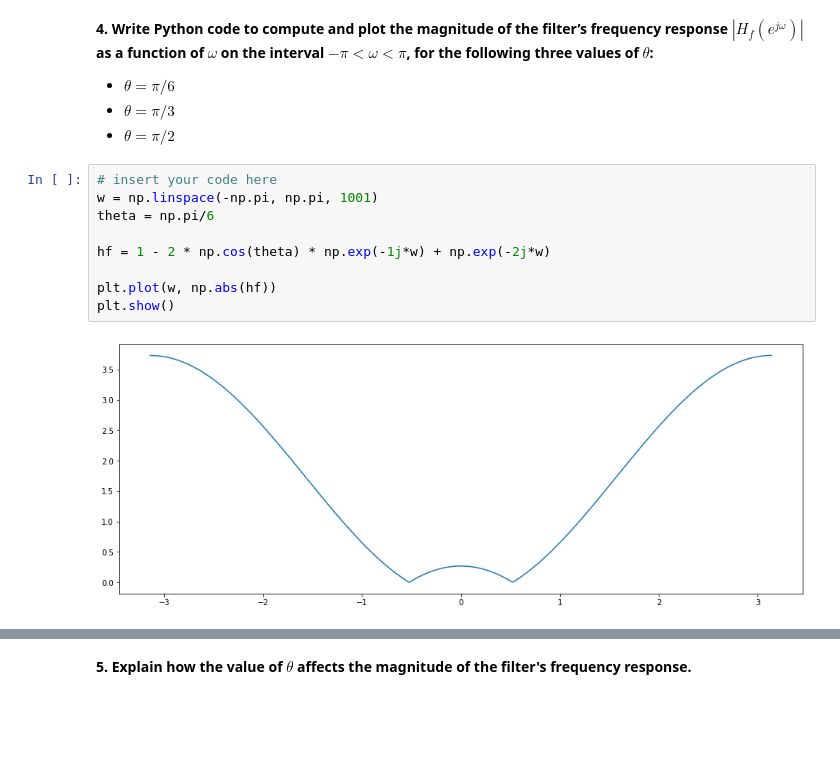
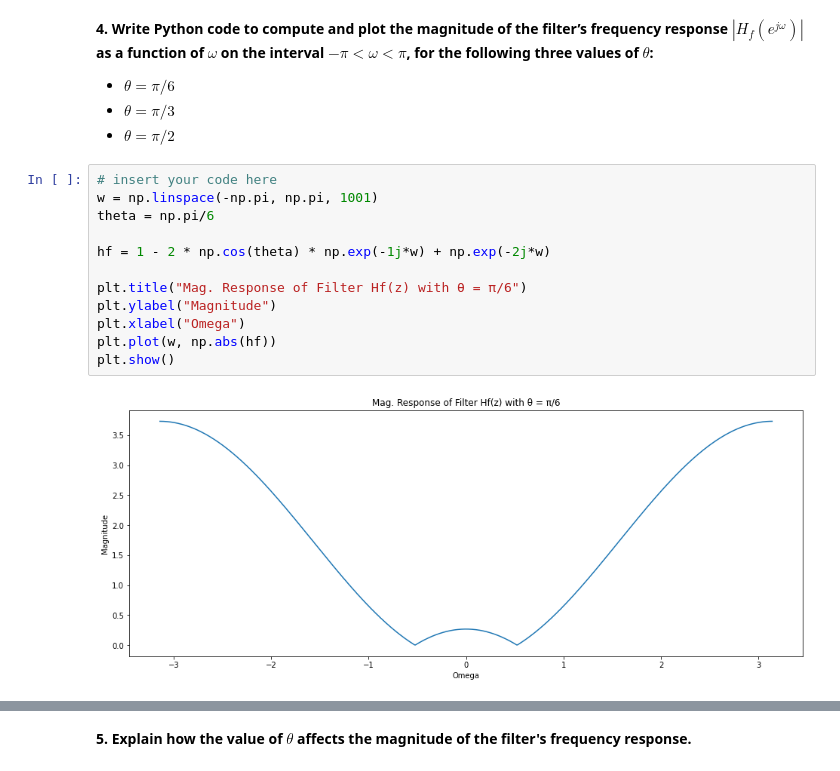
Before and after one commit to cdavin2/dsp_lab05a, a Jupyter notebook: lab05a_final_report.ipynb, the cells around one changed output, grey strips where cells are left out. Saved outputs shown, nothing was run; the diff lists cells and outputs as text; blank space fills up the shorter version.

```diff
--- a/lab05a_final_report.ipynb
+++ b/lab05a_final_report.ipynb
@@ -60,11 +60,14 @@ h[n] = δ[n] - 2cos(theta)δ[n-1] + δ[n-2]
 # %%
 # insert your code here
 w = np.linspace(-np.pi, np.pi, 1001)
 theta = np.pi/6
 
 hf = 1 - 2 * np.cos(theta) * np.exp(-1j*w) + np.exp(-2j*w)
 
+plt.title("Mag. Response of Filter Hf(z) with θ = π/6")
+plt.ylabel("Magnitude")
+plt.xlabel("Omega")
 plt.plot(w, np.abs(hf))
 plt.show()
 # %% [output]
-[figure, old version]
+[figure, new version]
```
Also changed, not shown: parts of 29 cells of this notebook.
